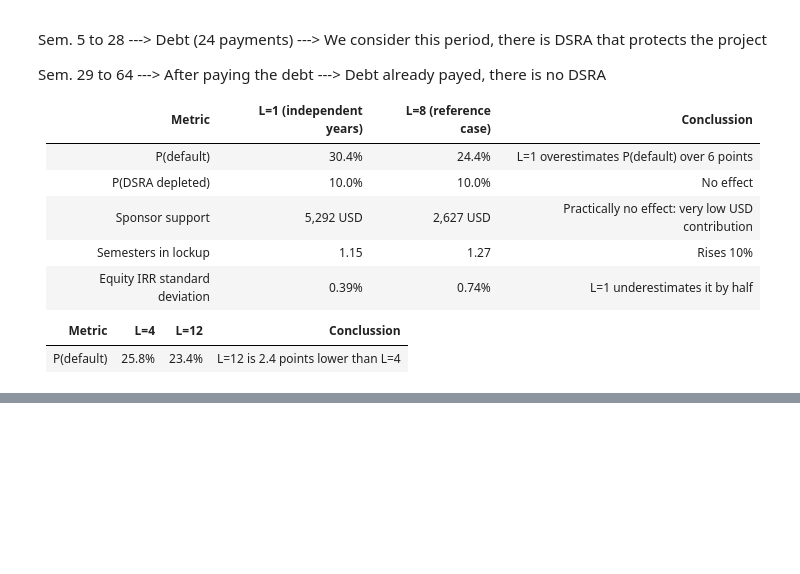
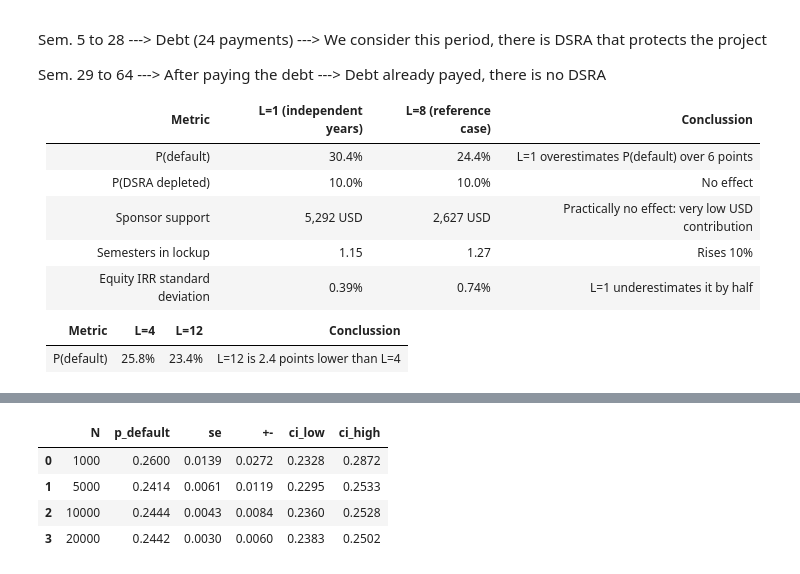
Before and after one commit to IgnacioFunesDeluigi/hydro-project-finance, a Jupyter notebook: notebooks/03_montecarlo.ipynb, the cells around one changed output, grey strips where cells are left out. Saved outputs shown, nothing was run; the diff lists cells and outputs as text; code cells hidden in the pictures; blank space fills up the shorter version.

```diff
--- a/notebooks/03_montecarlo.ipynb
+++ b/notebooks/03_montecarlo.ipynb
@@ -376,0 +383,15 @@ Sem. 29 to 64 ---> After paying the debt ---> Debt already payed, there is no DS
+# %%
+# N test
+conv_N = []
+for N in [1000, 5000, 10000, 20000]: # For loop for diferent N values
+    s = simulate(table, c_base, N, 8, np.random.default_rng(42))  # Sim case base with seed 42
+    p = s["any_default"].mean()
+    se = np.sqrt(p * (1-p)/N)         # standard error of a simulated probability
+    conv_N.append({"N": N, "p_default": p, "se": se,"+-": 1.96*se, "ci_low": p - 1.96 * se, "ci_high": p + 1.96 * se})
+pd.DataFrame(conv_N)
+# %% [output]
+|  | N | p_default | se | +- | ci_low | ci_high |
+| 0 | 1000 | 0.2600 | 0.0139 | 0.0272 | 0.2328 | 0.2872 |
+| 1 | 5000 | 0.2414 | 0.0061 | 0.0119 | 0.2295 | 0.2533 |
+| 2 | 10000 | 0.2444 | 0.0043 | 0.0084 | 0.2360 | 0.2528 |
+| 3 | 20000 | 0.2442 | 0.0030 | 0.0060 | 0.2383 | 0.2502 |
```
Also changed, not shown: parts of 10 cells of this notebook, 2 other files.
